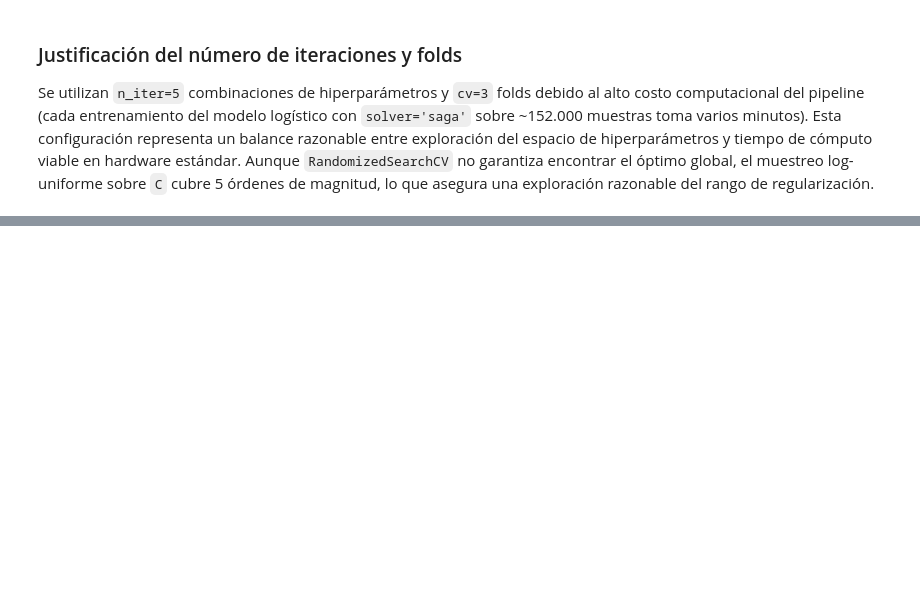
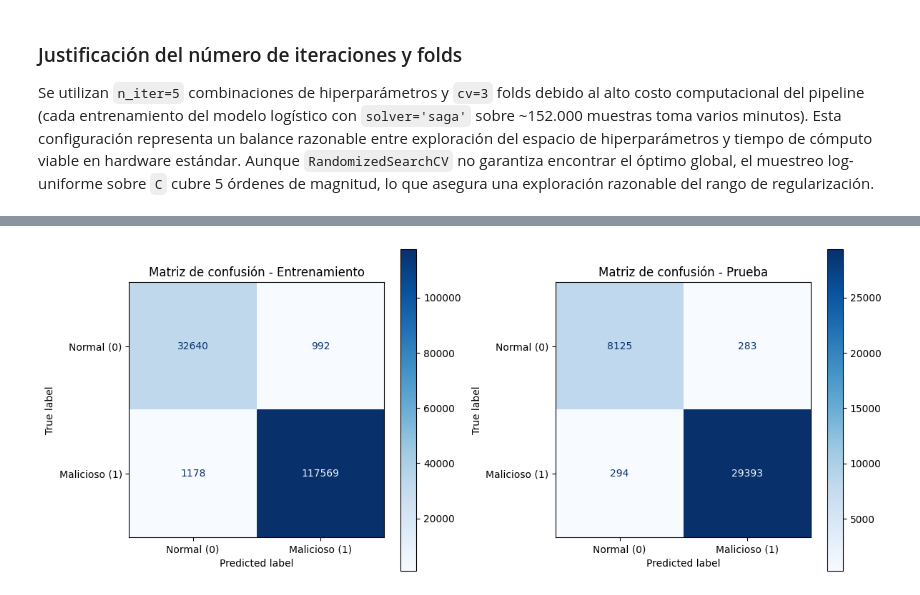
Before and after one commit to SantiagoVieira/Proyecto_analisis, a Jupyter notebook: Notebooks/Entrega3_VieiraFrancoMedina.ipynb, the cells around one changed output, grey strips where cells are left out. Saved outputs shown, nothing was run; the diff lists cells and outputs as text; code cells hidden in the pictures; blank space fills up the shorter version.

```diff
--- a/Notebooks/Entrega3_VieiraFrancoMedina.ipynb
+++ b/Notebooks/Entrega3_VieiraFrancoMedina.ipynb
@@ -478,0 +616,27 @@ Fitting 3 folds for each of 5 candidates, totalling 15 fits
+# %%
+import matplotlib.pyplot as plt
+
+fig, axes = plt.subplots(1, 2, figsize=(12, 5))
+
+# Matriz de confusión - Entrenamiento
+ConfusionMatrixDisplay.from_predictions(
+    y_train, y_train_pred,
+    display_labels=['Normal (0)', 'Malicioso (1)'],
+    cmap='Blues',
+    ax=axes[0]
+)
+axes[0].set_title('Matriz de confusión - Entrenamiento')
+
+# Matriz de confusión - Prueba
+ConfusionMatrixDisplay.from_predictions(
+    y_test, y_test_pred,
+    display_labels=['Normal (0)', 'Malicioso (1)'],
+    cmap='Blues',
+    ax=axes[1]
+)
+axes[1].set_title('Matriz de confusión - Prueba')
+
+plt.tight_layout()
+plt.show()
+# %% [output]
+[figure, added]
```
Also changed, not shown: parts of 14 cells of this notebook, 4 other files.
